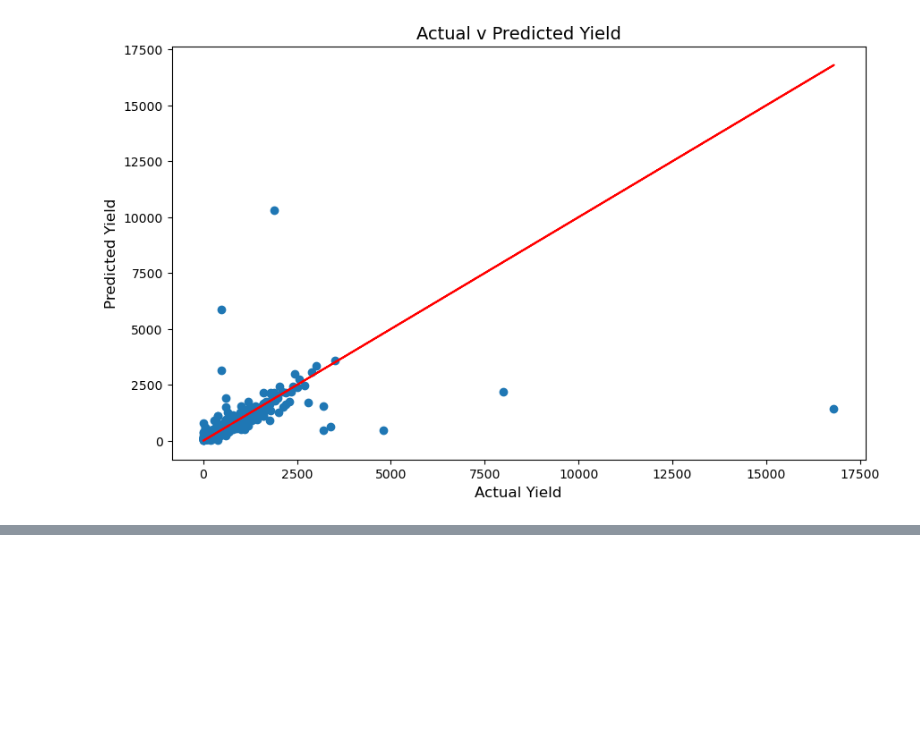
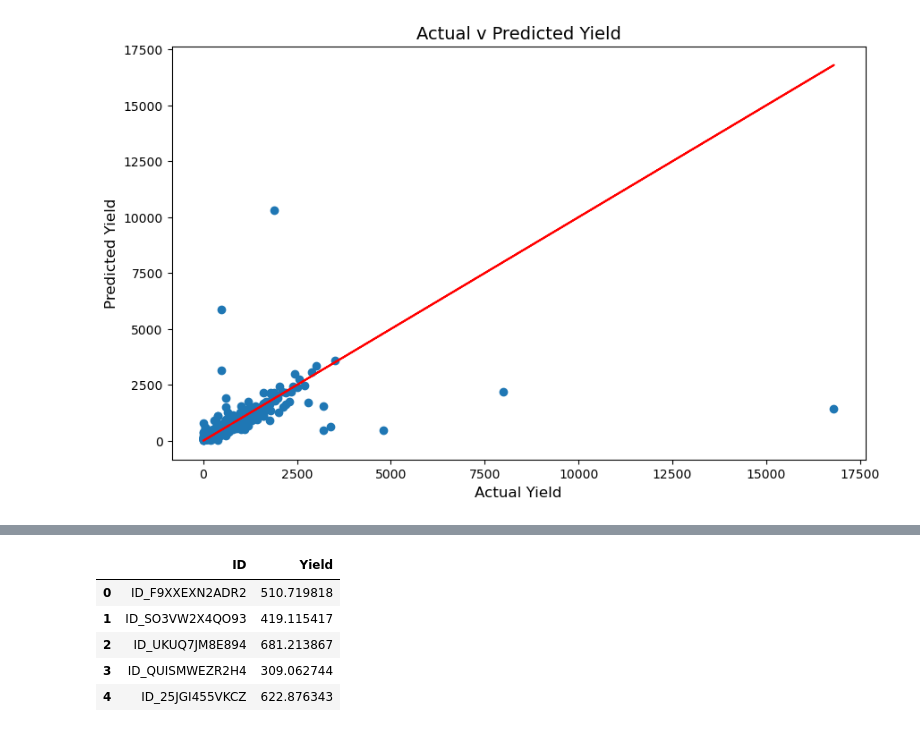
Before and after one commit to ashioyajotham/Zindi-Solutions, a Jupyter notebook: digital-green-crop-yield-estimate-challenge20230912-4562-1bbmstk/crop_yield_estimate.ipynb, the cells around one changed output, grey strips where cells are left out. Drawn from its saved outputs; the diff is of its cells as text; code cells hidden in the pictures; blank space fills up the shorter version.

```diff
--- a/digital-green-crop-yield-estimate-challenge20230912-4562-1bbmstk/crop_yield_estimate.ipynb
+++ b/digital-green-crop-yield-estimate-challenge20230912-4562-1bbmstk/crop_yield_estimate.ipynb
@@ -327,0 +347,14 @@ R2 Score:  0.1785315575948344
+# %%
+# Predict on test set
+test_pred = xgb.predict(test[corr_cols])
+# %%
+# Create submission file
+sub = pd.DataFrame({'ID': sample['ID'], 'Yield': test_pred})
+sub.head()
+# %% [output]
+|  | ID | Yield |
+| 0 | ID_F9XXEXN2ADR2 | 510.719818 |
+| 1 | ID_SO3VW2X4QO93 | 419.115417 |
+| 2 | ID_UKUQ7JM8E894 | 681.213867 |
+| 3 | ID_QUISMWEZR2H4 | 309.062744 |
+| 4 | ID_25JGI455VKCZ | 622.876343 |
```
Also changed, not shown: parts of 3 cells of this notebook, 1 other file.
